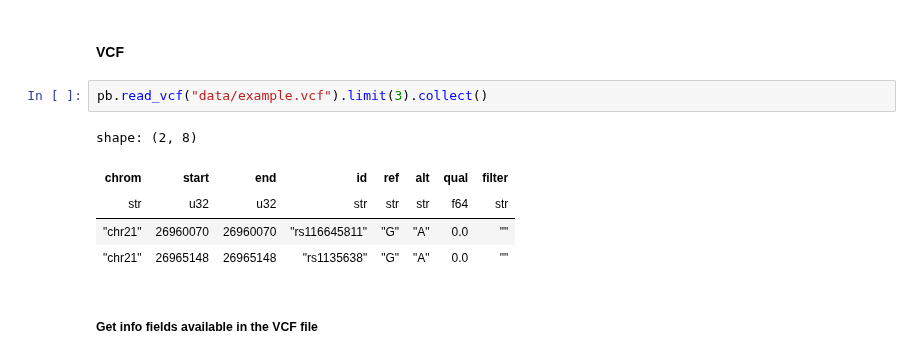
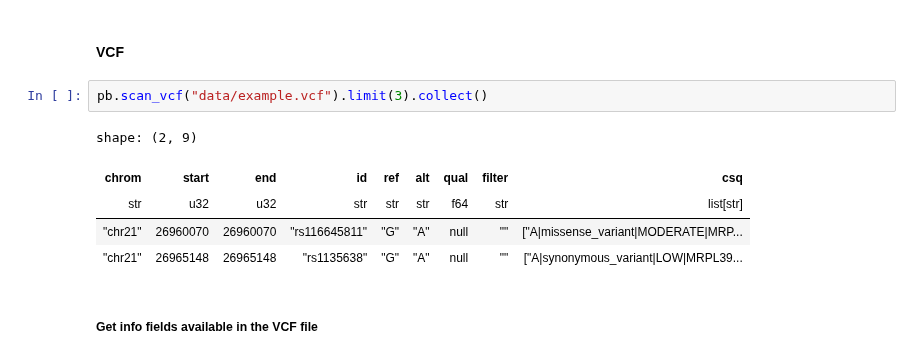
Before and after one commit to biodatageeks/polars-bio, a Jupyter notebook: docs/notebooks/tutorial.ipynb, the cells around one changed output. Cells and saved outputs as stored; diff of their text form.

Commit message:
Fixing VCF remote reads (#227)

```diff
--- a/docs/notebooks/tutorial.ipynb
+++ b/docs/notebooks/tutorial.ipynb
@@ -139,13 +139,13 @@ shape: (3, 10)
 # %% [markdown]
 #### VCF
 # %%
-pb.read_vcf("data/example.vcf").limit(3).collect()
+pb.scan_vcf("data/example.vcf").limit(3).collect()
 # %% [output]
-shape: (2, 8)
+shape: (2, 9)
-| chrom | start | end | id | ref | alt | qual | filter |
-| str | u32 | u32 | str | str | str | f64 | str |
-| "chr21" | 26960070 | 26960070 | "rs116645811" | "G" | "A" | 0.0 | "" |
-| "chr21" | 26965148 | 26965148 | "rs1135638" | "G" | "A" | 0.0 | "" |
+| chrom | start | end | id | ref | alt | qual | filter | csq |
+| str | u32 | u32 | str | str | str | f64 | str | list[str] |
+| "chr21" | 26960070 | 26960070 | "rs116645811" | "G" | "A" | null | "" | ["A|missense_variant|MODERATE|MRP... |
+| "chr21" | 26965148 | 26965148 | "rs1135638" | "G" | "A" | null | "" | ["A|synonymous_variant|LOW|MRPL39... |
 # %% [markdown]
 ##### Get info fields available in the VCF file
 # %%
```
Also changed, not shown: parts of 37 cells of this notebook, 12 other files.
